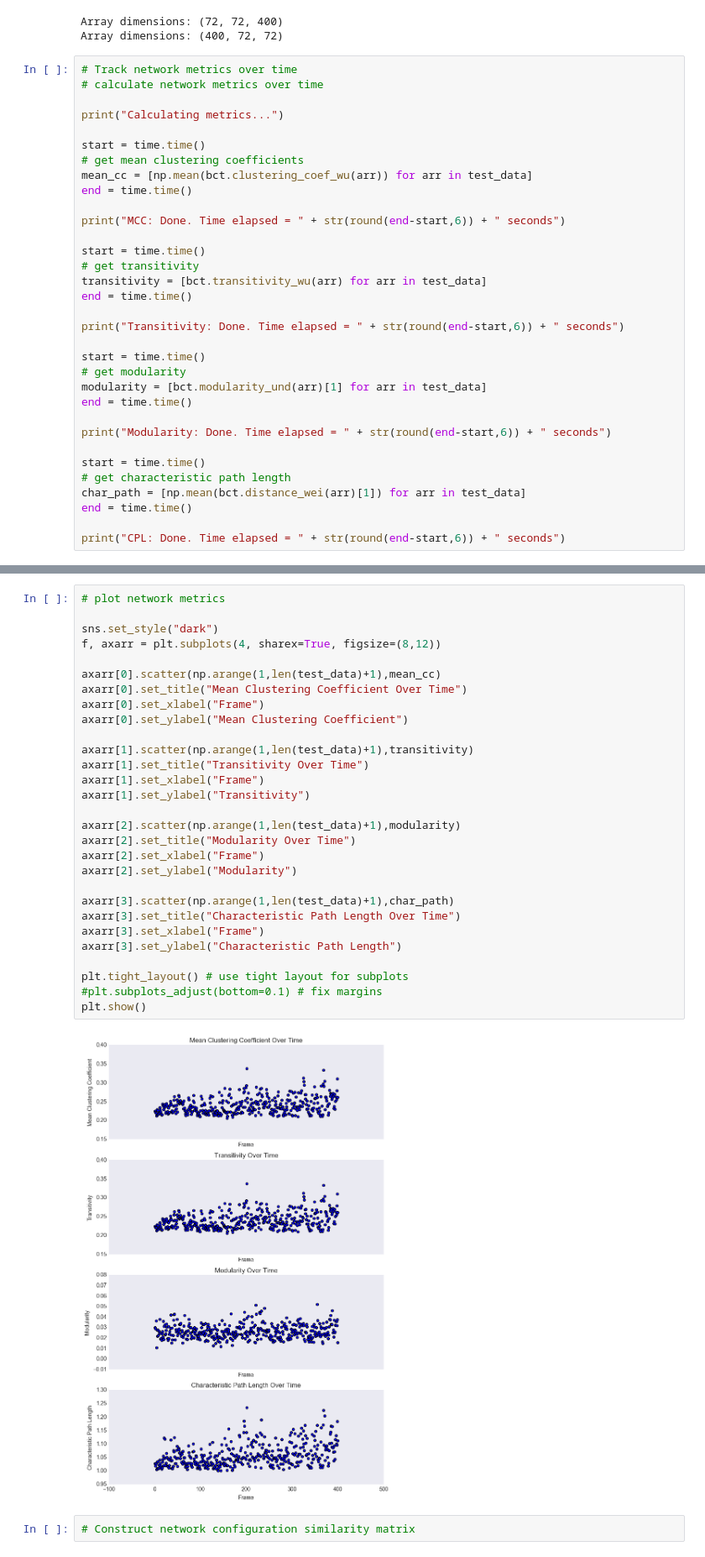
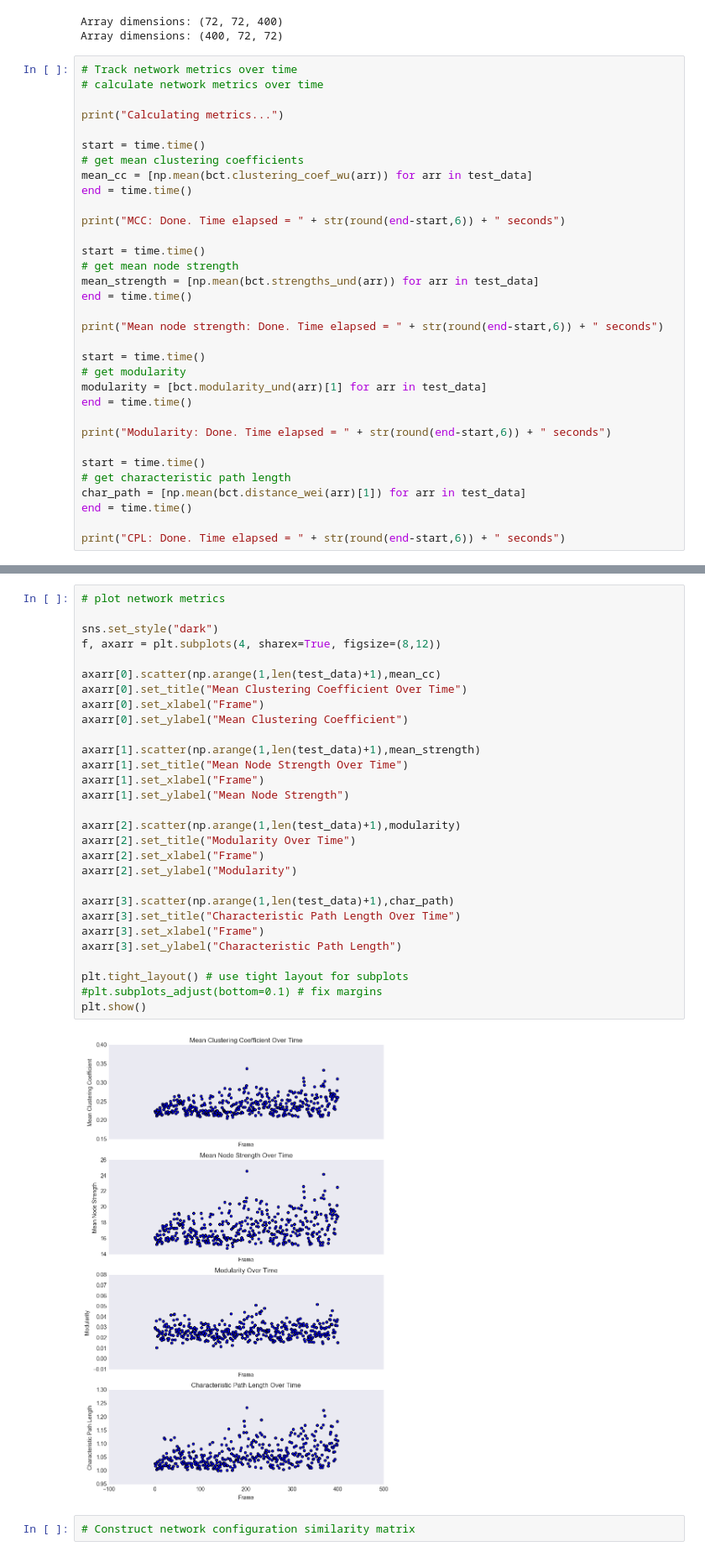
Before and after one commit to ianzyong/network-states, a Jupyter notebook: notebooks/main_project_figures.ipynb, the cells around one changed output, grey strips where cells are left out. Shown at 84% size. Drawn from its saved outputs; the diff is of its cells as text.

```diff
--- a/notebooks/main_project_figures.ipynb
+++ b/notebooks/main_project_figures.ipynb
@@ -52,11 +52,11 @@ end = time.time()
 print("MCC: Done. Time elapsed = " + str(round(end-start,6)) + " seconds")
 
 start = time.time()
-# get transitivity
-transitivity = [bct.transitivity_wu(arr) for arr in test_data]
+# get mean node strength
+mean_strength = [np.mean(bct.strengths_und(arr)) for arr in test_data]
 end = time.time()
 
-print("Transitivity: Done. Time elapsed = " + str(round(end-start,6)) + " seconds")
+print("Mean node strength: Done. Time elapsed = " + str(round(end-start,6)) + " seconds")
 
 start = time.time()
 # get modularity
@@ -80,34 +80,34 @@ CPL: Done. Time elapsed = 172.987201 seconds
 # %%
 # plot network metrics
 
 sns.set_style("dark")
 f, axarr = plt.subplots(4, sharex=True, figsize=(8,12))
 
 axarr[0].scatter(np.arange(1,len(test_data)+1),mean_cc)
 axarr[0].set_title("Mean Clustering Coefficient Over Time")
 axarr[0].set_xlabel("Frame")
 axarr[0].set_ylabel("Mean Clustering Coefficient")
 
-axarr[1].scatter(np.arange(1,len(test_data)+1),transitivity)
-axarr[1].set_title("Transitivity Over Time")
+axarr[1].scatter(np.arange(1,len(test_data)+1),mean_strength)
+axarr[1].set_title("Mean Node Strength Over Time")
 axarr[1].set_xlabel("Frame")
-axarr[1].set_ylabel("Transitivity")
+axarr[1].set_ylabel("Mean Node Strength")
 
 axarr[2].scatter(np.arange(1,len(test_data)+1),modularity)
 axarr[2].set_title("Modularity Over Time")
 axarr[2].set_xlabel("Frame")
 axarr[2].set_ylabel("Modularity")
 
 axarr[3].scatter(np.arange(1,len(test_data)+1),char_path)
 axarr[3].set_title("Characteristic Path Length Over Time")
 axarr[3].set_xlabel("Frame")
 axarr[3].set_ylabel("Characteristic Path Length")
 
 plt.tight_layout() # use tight layout for subplots
 #plt.subplots_adjust(bottom=0.1) # fix margins
 plt.show()
 # %% [output]
-[figure, old version]
+[figure, new version]
 # %%
 # Construct network configuration similarity matrix
 # %%
```
Also changed, not shown: parts of 1 cell of this notebook, 1 other file.
